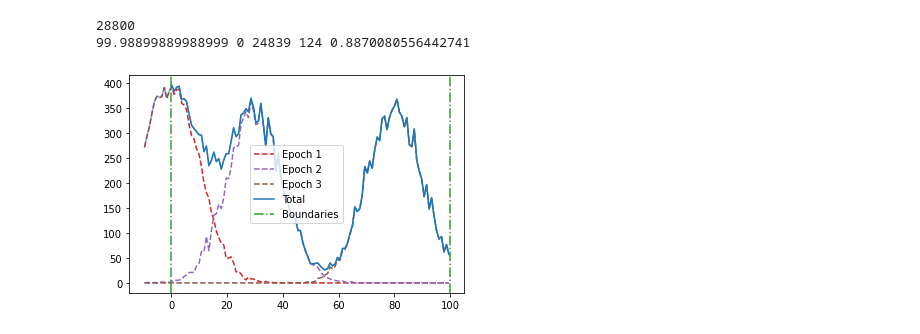
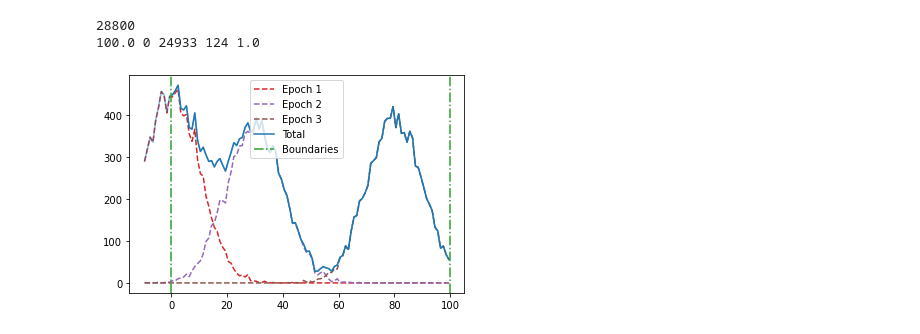
Before and after one commit to molecularmachinist/functional_sampling_tool, a Jupyter notebook: prod/epoch_starter_playground.ipynb, the cells around one changed output. Cells and saved outputs as stored; diff of their text form; code cells hidden in the pictures.

```diff
--- a/prod/epoch_starter_playground.ipynb
+++ b/prod/epoch_starter_playground.ipynb
@@ -90,35 +96,41 @@ Faked fval for epoch03/rep14/fval.npy
 Faked fval for epoch03/rep15/fval.npy
 Faked fval for epoch03/rep16/fval.npy
 # %%
-print(len(fval))
-_largest_val = np.max(fval)
-_lowest_val  = np.min(fval)
-_binmax = min(_largest_val, maxval)
-_binmin = max(_lowest_val,  minval)
-_maxbins = np.sum((fval>minval)*(fval<maxval))//200
-_binsize = (_largest_val-_lowest_val)/min(_maxbins,200)
-print(_binmax,_binmin, np.sum((fval>minval)*(fval<maxval)),_maxbins,_binsize)
-bin_edges = np.arange(_lowest_val,_largest_val+_binsize , _binsize)
-hist, bin_edges = np.histogram(fval, bins=bin_edges)
-bin_centers = (bin_edges[:-1]+bin_edges[1:])/2
-# higher edge larger than minval AND lower edge lower than maxval
-mask = (bin_edges[1:]>minval)*(bin_edges[:-1]<maxval)
+_largest_val,_lowest_val=0,0
+def make_hist(fval):
+    global _largest_val,_lowest_val
+    print(len(fval))
+    _largest_val = np.max(fval)
+    _lowest_val  = np.min(fval)
+    _binmax = min(_largest_val, maxval)
+    _binmin = max(_lowest_val,  minval)
+    _maxbins = np.sum((fval>minval)*(fval<maxval))//200
+    _binsize = (_binmax-_binmin)/min(_maxbins,100)
+    print(_binmax,_binmin, np.sum((fval>minval)*(fval<maxval)),_maxbins,_binsize)
+    bin_edges = np.arange(_lowest_val,_largest_val+_binsize , _binsize)
+    hist, bin_edges = np.histogram(fval, bins=bin_edges)
+    bin_centers = (bin_edges[:-1]+bin_edges[1:])/2
+    # higher edge larger than minval AND lower edge lower than maxval
+    mask = (bin_edges[1:]>minval)*(bin_edges[:-1]<maxval)
 
-for i in range(1,epochs+1):
-    _ep_hist, _ = np.histogram(fval[epcs==i], bins=bin_edges)
-    plt.plot(bin_centers, _ep_hist, "--", color="C%d"%(i+2), label="Epoch %d"%i)
+    for i in range(1,epochs+1):
+        _ep_hist, _ = np.histogram(fval[epcs==i], bins=bin_edges)
+        plt.plot(bin_centers, _ep_hist, "--", color="C%d"%(i+2), label="Epoch %d"%i)
 
 
-plt.plot(bin_centers, hist, color="C0", alpha=0.5)
-plt.plot(bin_centers[mask], hist[mask], color="C0", label="Total")
-plt.axvline(minval, linestyle="-.", color="C2", label="Boundaries")
-plt.axvline(maxval, linestyle="-.", color="C2")
-plt.legend()
-plt.show()
+    plt.plot(bin_centers, hist, color="C0", alpha=0.5)
+    plt.plot(bin_centers[mask], hist[mask], color="C0", label="Total")
+    plt.axvline(minval, linestyle="-.", color="C2", label="Boundaries")
+    plt.axvline(maxval, linestyle="-.", color="C2")
+    plt.legend()
+    plt.show()
+    return hist, bin_edges, bin_centers, mask
+
+hist, bin_edges, bin_centers, mask = make_hist(fval)
 # %% [output]
 28800
-99.98899889988999 0 24839 124 0.8870080556442741
+100.0 0 24933 124 1.0
-[figure, old version]
+[figure, new version]
 # %%
 from math import floor, ceil
 
```
Also changed, not shown: parts of 8 cells of this notebook.
